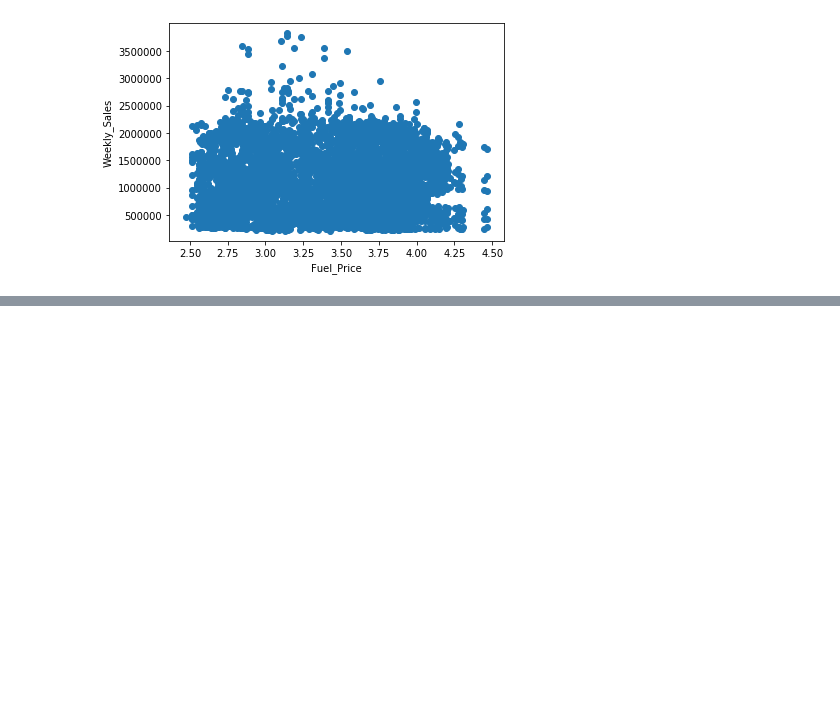
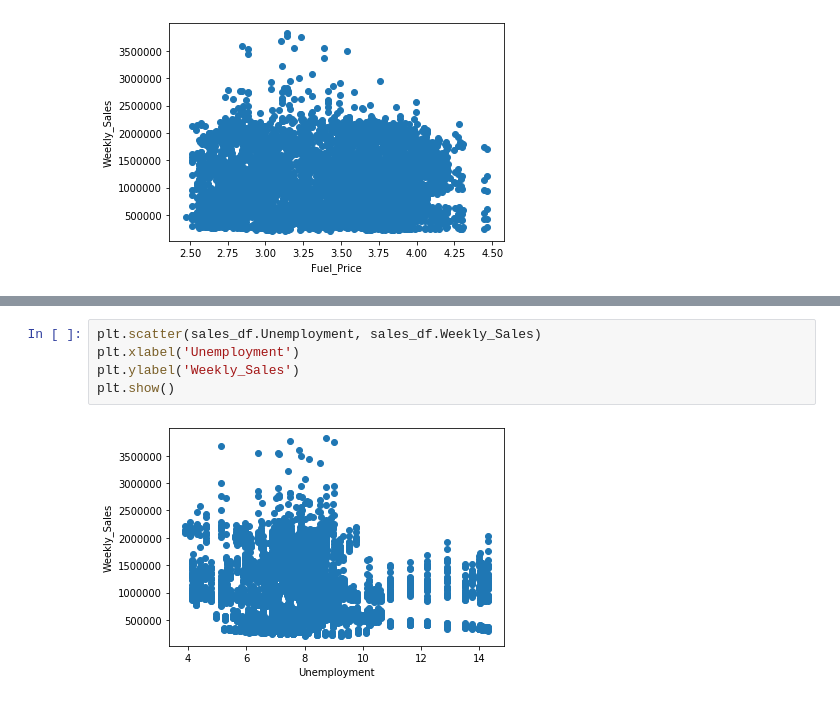
Before and after one commit to Franceskling/final_project, a Jupyter notebook: machine_learning/machine_learning.ipynb, the cells around one changed output, grey strips where cells are left out. Saved outputs shown, nothing was run; the diff lists cells and outputs as text; blank space fills up the shorter version.

```diff
--- a/machine_learning/machine_learning.ipynb
+++ b/machine_learning/machine_learning.ipynb
@@ -27,0 +48,7 @@ plt.show()
+# %%
+plt.scatter(sales_df.Unemployment, sales_df.Weekly_Sales)
+plt.xlabel('Unemployment')
+plt.ylabel('Weekly_Sales')
+plt.show()
+# %% [output]
+[figure, added]
```
Also changed, not shown: parts of 4 cells of this notebook, 2 other files.
